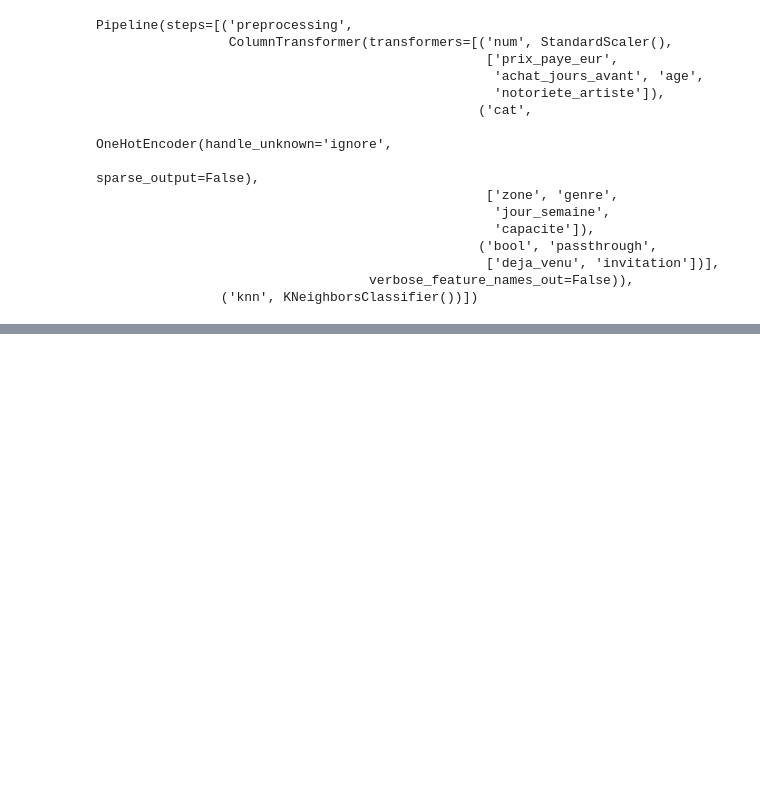
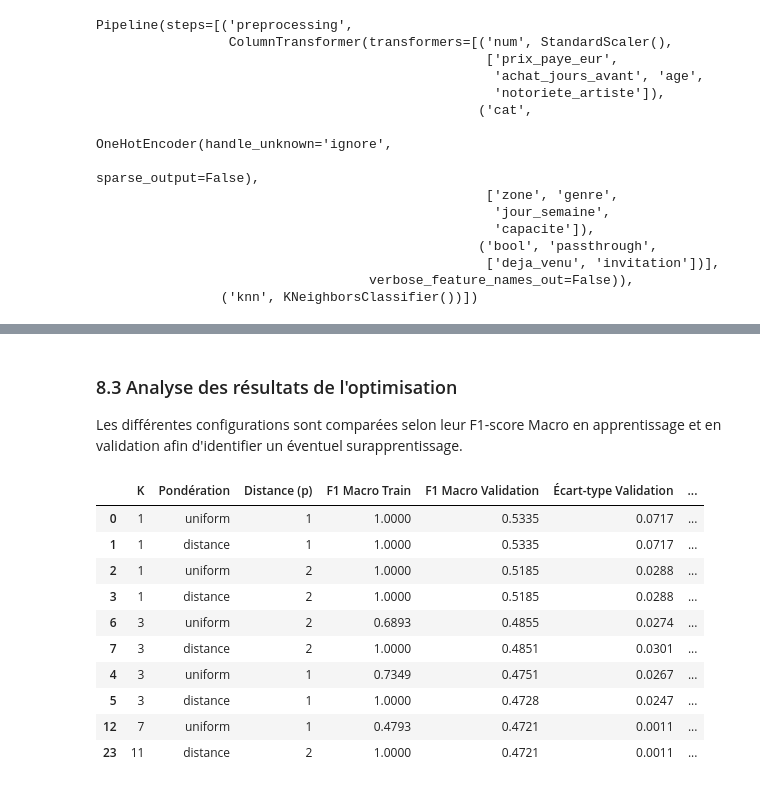
Before and after one commit to Fourkhoub/Projet_DataMining, a Jupyter notebook: notebooks/Question5.ipynb, the cells around one changed output, grey strips where cells are left out. Cells and saved outputs as stored; diff of their text form; code cells hidden in the pictures; blank space fills up the shorter version.

```diff
--- a/notebooks/Question5.ipynb
+++ b/notebooks/Question5.ipynb
@@ -941,0 +1185,57 @@ Pipeline(steps=[('preprocessing',
+# %% [markdown]
+### 8.3 Analyse des résultats de l'optimisation
+
+Les différentes configurations sont comparées selon
+leur F1-score Macro en apprentissage et en validation
+afin d'identifier un éventuel surapprentissage.
+# %%
+# Récupération des résultats de GridSearchCV
+resultats_grid = pd.DataFrame(grid_search.cv_results_)
+
+# Sélection des colonnes utiles à l'analyse
+resultats_optimisation = resultats_grid[[
+    'param_knn__n_neighbors',
+    'param_knn__weights',
+    'param_knn__p',
+    'mean_train_f1_macro',
+    'mean_test_f1_macro',
+    'std_test_f1_macro',
+    'rank_test_f1_macro'
+]].copy()
+
+# Renommage des colonnes
+resultats_optimisation.columns = [
+    'K',
+    'Pondération',
+    'Distance (p)',
+    'F1 Macro Train',
+    'F1 Macro Validation',
+    'Écart-type Validation',
+    'Classement'
+]
+
+# Calcul de l'écart entre apprentissage et validation
+resultats_optimisation['Écart Train/Validation'] = (
+    resultats_optimisation['F1 Macro Train']
+    - resultats_optimisation['F1 Macro Validation']
+)
+
+# Tri des configurations selon leur classement
+resultats_optimisation = resultats_optimisation.sort_values(
+    'Classement'
+)
+
+# Affichage des 10 meilleures configurations
+display(resultats_optimisation.head(10).round(4))
+# %% [output]
+|  | K | Pondération | Distance (p) | F1 Macro Train | F1 Macro Validation | Écart-type Validation | ... |
+| 0 | 1 | uniform | 1 | 1.0000 | 0.5335 | 0.0717 | ... |
+| 1 | 1 | distance | 1 | 1.0000 | 0.5335 | 0.0717 | ... |
+| 2 | 1 | uniform | 2 | 1.0000 | 0.5185 | 0.0288 | ... |
+| 3 | 1 | distance | 2 | 1.0000 | 0.5185 | 0.0288 | ... |
+| 6 | 3 | uniform | 2 | 0.6893 | 0.4855 | 0.0274 | ... |
+| 7 | 3 | distance | 2 | 1.0000 | 0.4851 | 0.0301 | ... |
+| 4 | 3 | uniform | 1 | 0.7349 | 0.4751 | 0.0267 | ... |
+| 5 | 3 | distance | 1 | 1.0000 | 0.4728 | 0.0247 | ... |
+| 12 | 7 | uniform | 1 | 0.4793 | 0.4721 | 0.0011 | ... |
+| 23 | 11 | distance | 2 | 1.0000 | 0.4721 | 0.0011 | ... |
```
Also changed, not shown: parts of 52 cells of this notebook.
